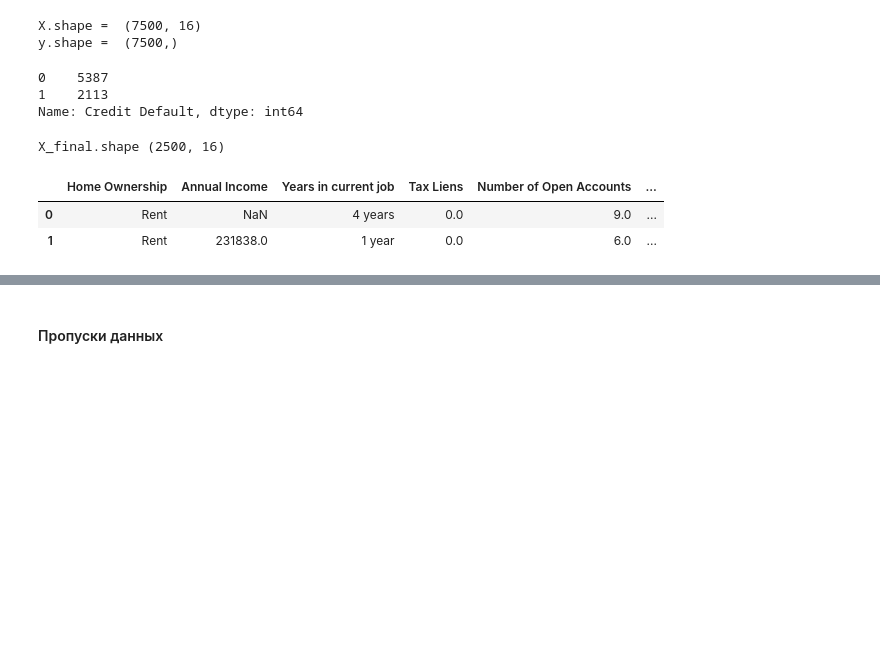
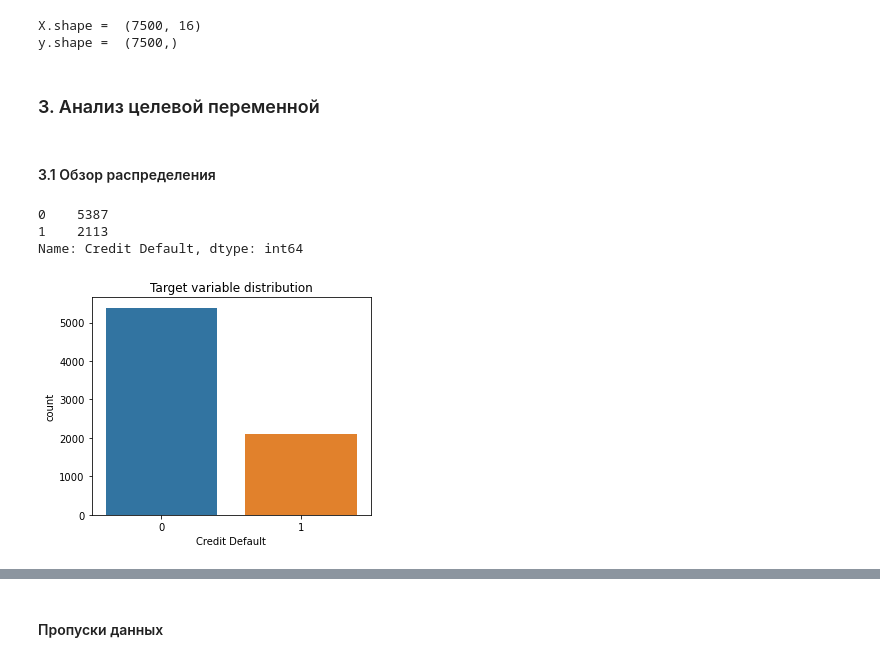
Before and after one commit to Yanina-Kutovaya/portfolio, a Jupyter notebook: Credit_default_forecast.ipynb, the cells around one changed output, grey strips where cells are left out. Saved outputs shown, nothing was run; the diff lists cells and outputs as text; code cells hidden in the pictures; blank space fills up the shorter version.

```diff
--- a/Credit_default_forecast.ipynb
+++ b/Credit_default_forecast.ipynb
@@ -77,15 +94,19 @@ y.shape =  (7500,)
+# %% [markdown]
+### 3. Анализ целевой переменной
+# %% [markdown]
+#### 3.1 Обзор распределения
 # %%
 y.value_counts()
 # %% [output]
 0    5387
 1    2113
 Name: Credit Default, dtype: int64
-# %%
-X_final = pd.read_csv(TEST_DATASET_PATH)
-print('X_final.shape', X_final.shape)
-X_final.head(2)
-# %% [output]
-X_final.shape (2500, 16)
-|  | Home Ownership | Annual Income | Years in current job | Tax Liens | Number of Open Accounts | ... |
-| 0 | Rent | NaN | 4 years | 0.0 | 9.0 | ... |
-| 1 | Rent | 231838.0 | 1 year | 0.0 | 6.0 | ... |
+# %%
+plt.figure(figsize=(5, 4))
+
+sns.countplot(x=TARGET_NAME, data=df)
+
+plt.title('Target variable distribution')
+plt.show()
+# %% [output]
+[figure, added]
```
Also changed, not shown: parts of 134 cells of this notebook.
